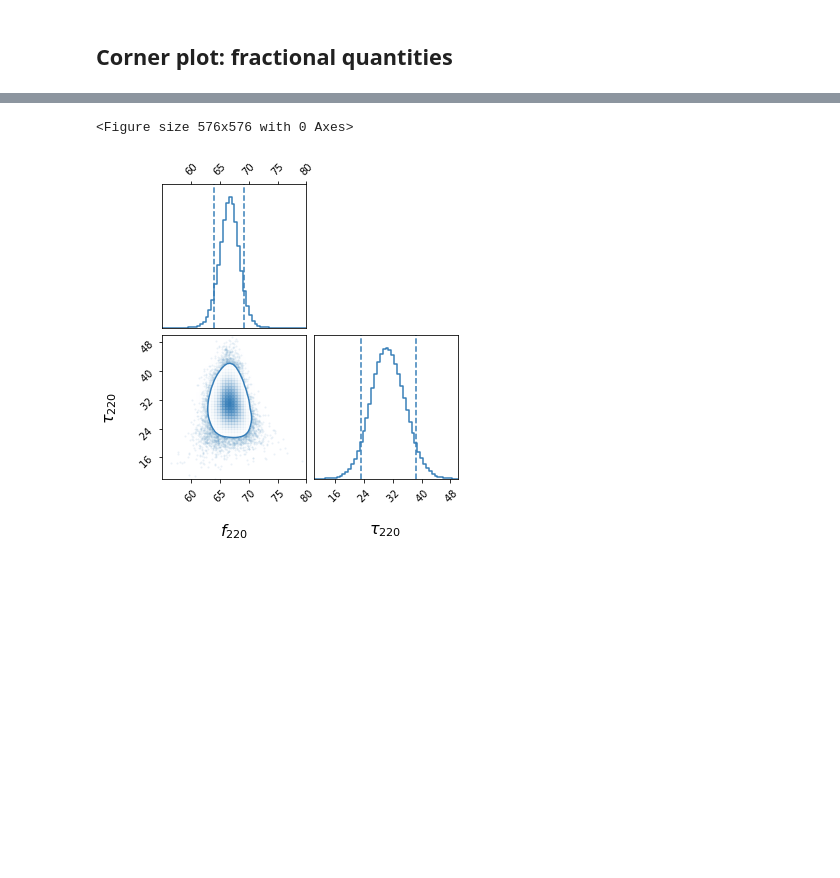
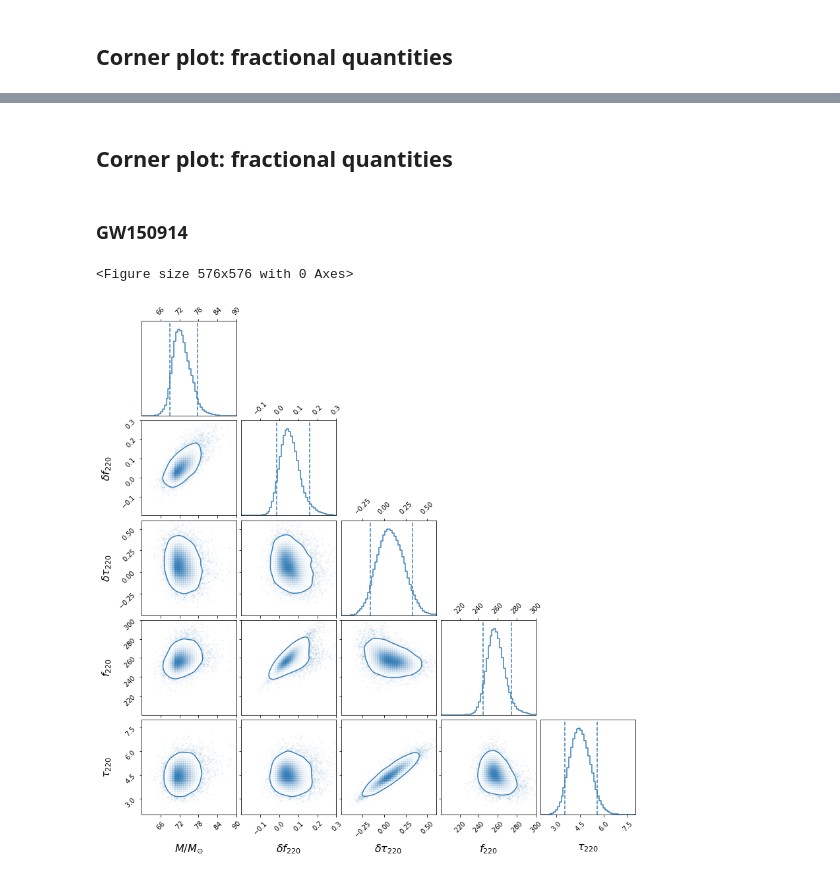
Before and after one commit to abhirup-ghosh/spinqnm, a Jupyter notebook: papers/intro_paper/mtot_ring_param_degenracy.ipynb, the cells around one changed output, grey strips where cells are left out. Saved outputs shown, nothing was run; the diff lists cells and outputs as text; code cells hidden in the pictures; blank space fills up the shorter version.

```diff
--- a/papers/intro_paper/mtot_ring_param_degenracy.ipynb
+++ b/papers/intro_paper/mtot_ring_param_degenracy.ipynb
@@ -7,2 +11,12 @@ import matplotlib.pyplot as plt
+# %%
+# construct effective quantities from PE samples
+def eff_quant(m1, m2, a1z, a2z, domega, dtau, lm):
+    omega_GR, tau_GR = calcqnm.get_sigmalm0SI_GR(m1, m2, a1z, a2z, lm)
+    freq_GR = omega_GR/(2.*np.pi)
+
+    omega_modGR, tau_modGR = calcqnm.get_sigmalm0SI_modGR(omega_GR, tau_GR, domega, dtau)
+    freq_modGR = omega_modGR/(2.*np.pi)
+
+    return freq_GR, tau_GR, freq_modGR, tau_modGR
 # %% [markdown]
 ## Corner plot: fractional quantities
@@ -35,25 +52,33 @@ plt.show()
-# %%
-f220, tau220 = np.genfromtxt('../../runs/O3a/GW190521a/220_rererun_newpsd/cbcBayes/qnmtest/qnmtest_abs_params_f_tau_modGR_data.dat', unpack=True)
-
-samples_qnm = np.vstack([f220, tau220*1000])
-
-font = {'family': 'Times New Roman',
-        'color':  'k',
-        'weight': 'ultralight',
-        'size': 16,
-        }
-
-plt.figure(figsize=(8,8))
-corner.corner(samples_qnm.T, bins=50, color='#377eb8', smooth=1.5, smooth1d=1.5, range=[[55,80],[10,50]], weights=None, hist_bin_factor=1,
-              labels=['$f _{220}$','$\\tau _{220}$'],
-              label_kwargs=font, titles=None, show_titles=False, title_fmt=None, title_kwargs=None, truths=None,
-              truth_color='#4682b4', scale_hist=False, quantiles=[0.05,0.95], levels=[0.9], verbose=False, fig=None, max_n_ticks=5,
-              top_ticks=True, use_math_text=True, reverse=False, labelpad=0.0, hist_kwargs=None,
-              plot_datapoints=True, plot_density=True, plot_contours=True, no_fill_contours=False, fill_contours=False )
-
-plt.savefig("./figures/qnm_abs_params_degeneracy_S190521g.pdf", dpi=300)
-plt.savefig("./figures/qnm_abs_params_degeneracy_S190521g.png", dpi=300)
-plt.show()
-# %% [output]
-<Figure size 576x576 with 0 Axes>
-[figure, removed]
+# %% [markdown]
+## Corner plot: fractional quantities
+# %% [markdown]
+### GW150914
+# %%
+data = np.genfromtxt('../../runs/O1O2/GW150914/220/cbcBayes/posterior_samples.dat', dtype=None, names=True)
+
+freq_GR, tau_GR, f220, tau220 = eff_quant(data['m1'], data['m2'],
+                                        data['a1z'], data['a2z'], data['domega220'], data['dtau220'], [2,2])
+
+samples = np.vstack([data['mtotal'], data['domega220'], data['dtau220'], f220, tau220*1000])
+
+font = {'family': 'Times New Roman',
+        'color':  'k',
+        'weight': 'ultralight',
+        'size': 16,
+        }
+
+plt.figure(figsize=(8,8))
+corner.corner(samples.T, bins=50, color='#377eb8', smooth=1.5, smooth1d=1.5, weights=None, hist_bin_factor=1,
+              range=[[60,90],[-0.2,0.3],[-0.5,0.6],[200,300],[2,8]],
+              labels=['$M/M_{\odot}$', '$\delta f _{220}$','$\delta \\tau _{220}$', '$f _{220}$','$\\tau _{220}$'],
+              label_kwargs=font, titles=None, show_titles=False, title_fmt=None, title_kwargs=None, truths=None,
+              truth_color='#4682b4', scale_hist=False, quantiles=[0.05,0.95], levels=[0.9], verbose=False, fig=None, max_n_ticks=5,
+              top_ticks=True, use_math_text=True, reverse=False, labelpad=0.0, hist_kwargs=None,
+              plot_datapoints=True, plot_density=True, plot_contours=True, no_fill_contours=False, fill_contours=False )
+
+plt.savefig("./figures/mtotal_qnm_params_degeneracy_GW150914.pdf", dpi=300)
+plt.savefig("./figures/mtotal_qnm_params_degeneracy_GW150914.png", dpi=300)
+plt.show()
+# %% [output]
+<Figure size 576x576 with 0 Axes>
+[figure, added]
```
Also changed, not shown: parts of 4 cells of this notebook, 4 other files.
